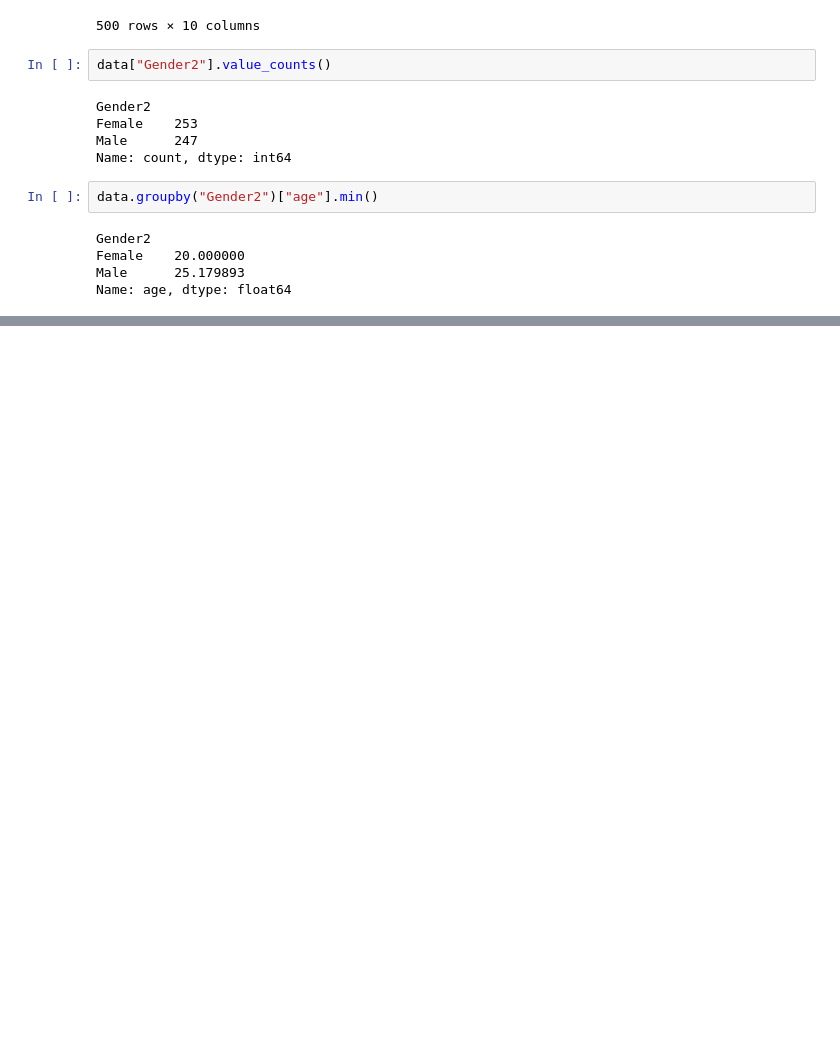
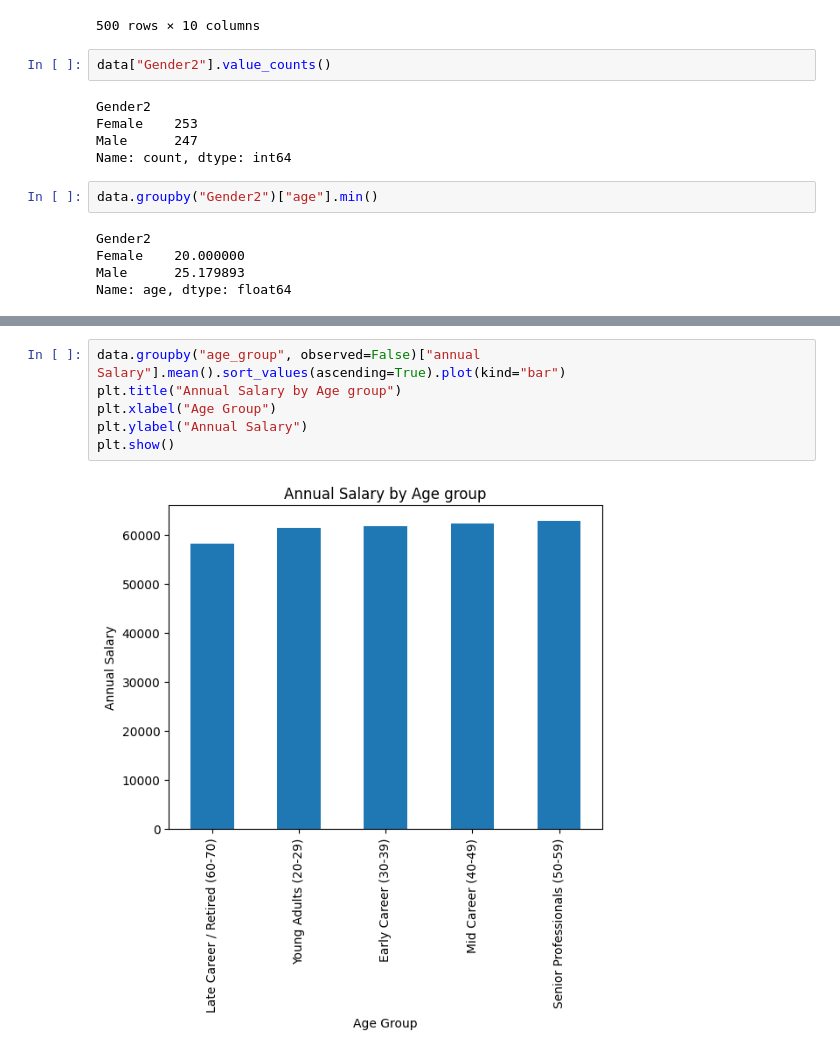
Before and after one commit to Foven3/Car-Sales-Prediction-Model, a Jupyter notebook: Notebook.ipynb, the cells around one changed output, grey strips where cells are left out. Drawn from its saved outputs; the diff is of its cells as text; blank space fills up the shorter version.

```diff
--- a/Notebook.ipynb
+++ b/Notebook.ipynb
@@ -145,0 +228,8 @@ Name: age, dtype: float64
+# %%
+data.groupby("age_group", observed=False)["annual Salary"].mean().sort_values(ascending=True).plot(kind="bar")
+plt.title("Annual Salary by Age group")
+plt.xlabel("Age Group")
+plt.ylabel("Annual Salary")
+plt.show()
+# %% [output]
+[figure, added]
```
Also changed, not shown: parts of 16 cells of this notebook.
